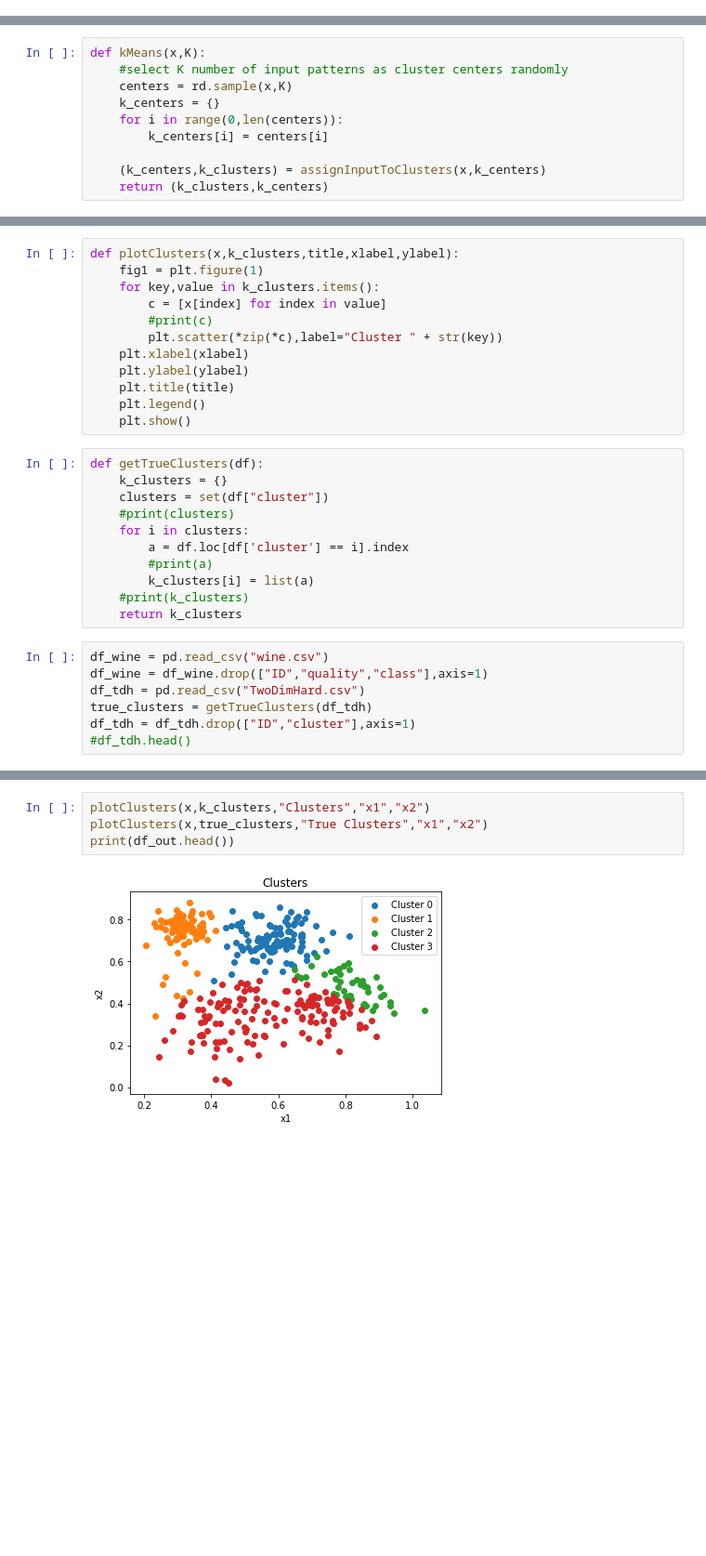
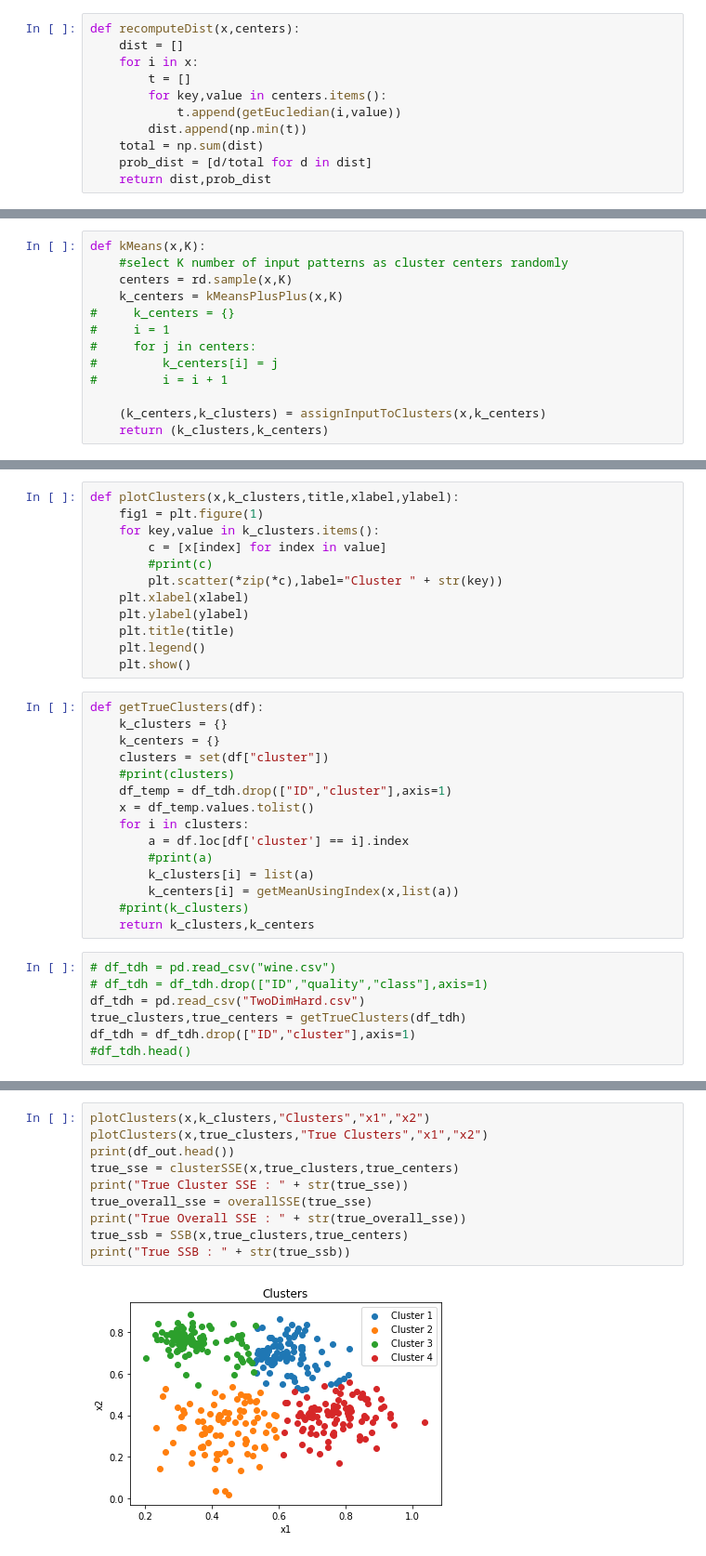
Before and after one commit to neelbhuva/Data-Mining, a Jupyter notebook: HW5/K_means.ipynb, the cells around one changed output, grey strips where cells are left out. Shown: that part at 93% size. Cells and saved outputs as stored; diff of their text form; blank space fills up the shorter version.

```diff
--- a/HW5/K_means.ipynb
+++ b/HW5/K_means.ipynb
@@ -88,3 +88,14 @@ def assignInputToClusters(x,k_centers):
     if(anyCenterChanged(k_centers,new_centers)):
         assignInputToClusters(x,new_centers)
     return (new_centers,k_clusters)
+# %%
+def recomputeDist(x,centers):
+    dist = []
+    for i in x:
+        t = []
+        for key,value in centers.items():
+            t.append(getEucledian(i,value))
+        dist.append(np.min(t))
+    total = np.sum(dist)
+    prob_dist = [d/total for d in dist]
+    return dist,prob_dist
@@ -92,9 +125,12 @@ def assignInputToClusters(x,k_centers):
 def kMeans(x,K):
     #select K number of input patterns as cluster centers randomly
     centers = rd.sample(x,K)
-    k_centers = {}
-    for i in range(0,len(centers)):
-        k_centers[i] = centers[i]
+    k_centers = kMeansPlusPlus(x,K)
+#     k_centers = {}
+#     i = 1
+#     for j in centers:
+#         k_centers[i] = j
+#         i = i + 1
 
     (k_centers,k_clusters) = assignInputToClusters(x,k_centers)
     return (k_clusters,k_centers)
@@ -128,19 +164,23 @@ def plotClusters(x,k_clusters,title,xlabel,ylabel):
 # %%
 def getTrueClusters(df):
     k_clusters = {}
+    k_centers = {}
     clusters = set(df["cluster"])
     #print(clusters)
+    df_temp = df_tdh.drop(["ID","cluster"],axis=1)
+    x = df_temp.values.tolist()
     for i in clusters:
         a = df.loc[df['cluster'] == i].index
         #print(a)
         k_clusters[i] = list(a)
+        k_centers[i] = getMeanUsingIndex(x,list(a))
     #print(k_clusters)
-    return k_clusters
+    return k_clusters,k_centers
 # %%
-df_wine = pd.read_csv("wine.csv")
-df_wine = df_wine.drop(["ID","quality","class"],axis=1)
+# df_tdh = pd.read_csv("wine.csv")
+# df_tdh = df_tdh.drop(["ID","quality","class"],axis=1)
 df_tdh = pd.read_csv("TwoDimHard.csv")
-true_clusters = getTrueClusters(df_tdh)
+true_clusters,true_centers = getTrueClusters(df_tdh)
 df_tdh = df_tdh.drop(["ID","cluster"],axis=1)
 #df_tdh.head()
 # %%
@@ -166,8 +208,14 @@ SSB : {0: 0.30859637207448265, 1: 0.6168809699746436, 2: 0.4991911588727093, 3:
 # %%
 plotClusters(x,k_clusters,"Clusters","x1","x2")
 plotClusters(x,true_clusters,"True Clusters","x1","x2")
 print(df_out.head())
+true_sse = clusterSSE(x,true_clusters,true_centers)
+print("True Cluster SSE : " + str(true_sse))
+true_overall_sse = overallSSE(true_sse)
+print("True Overall SSE : " + str(true_overall_sse))
+true_ssb = SSB(x,true_clusters,true_centers)
+print("True SSB : " + str(true_ssb))
 # %% [output]
-[figure, old version]
+[figure, new version]
 [figure]
    Cluster  Row ID
```
Also changed, not shown: parts of 6 cells of this notebook, 1 other file.
